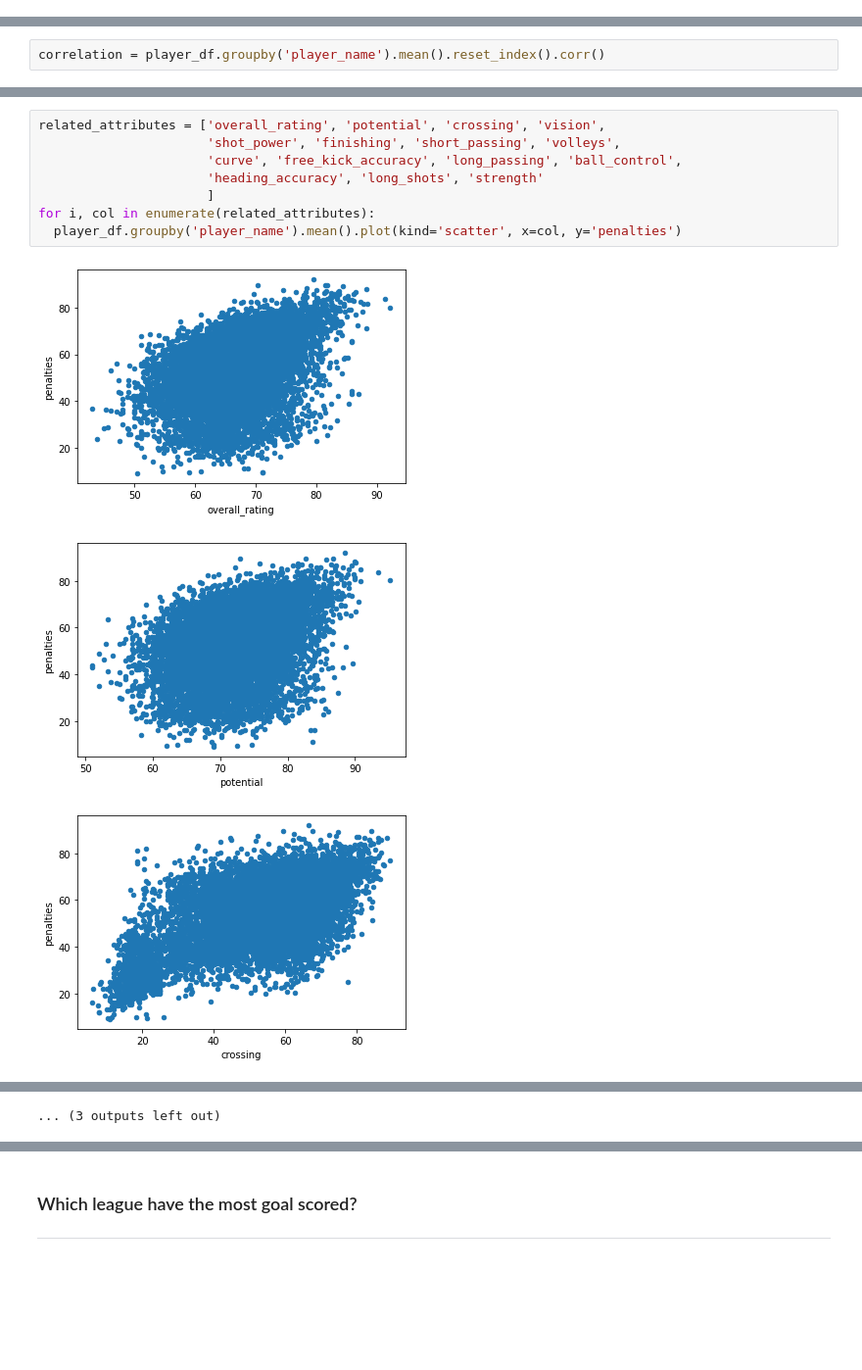
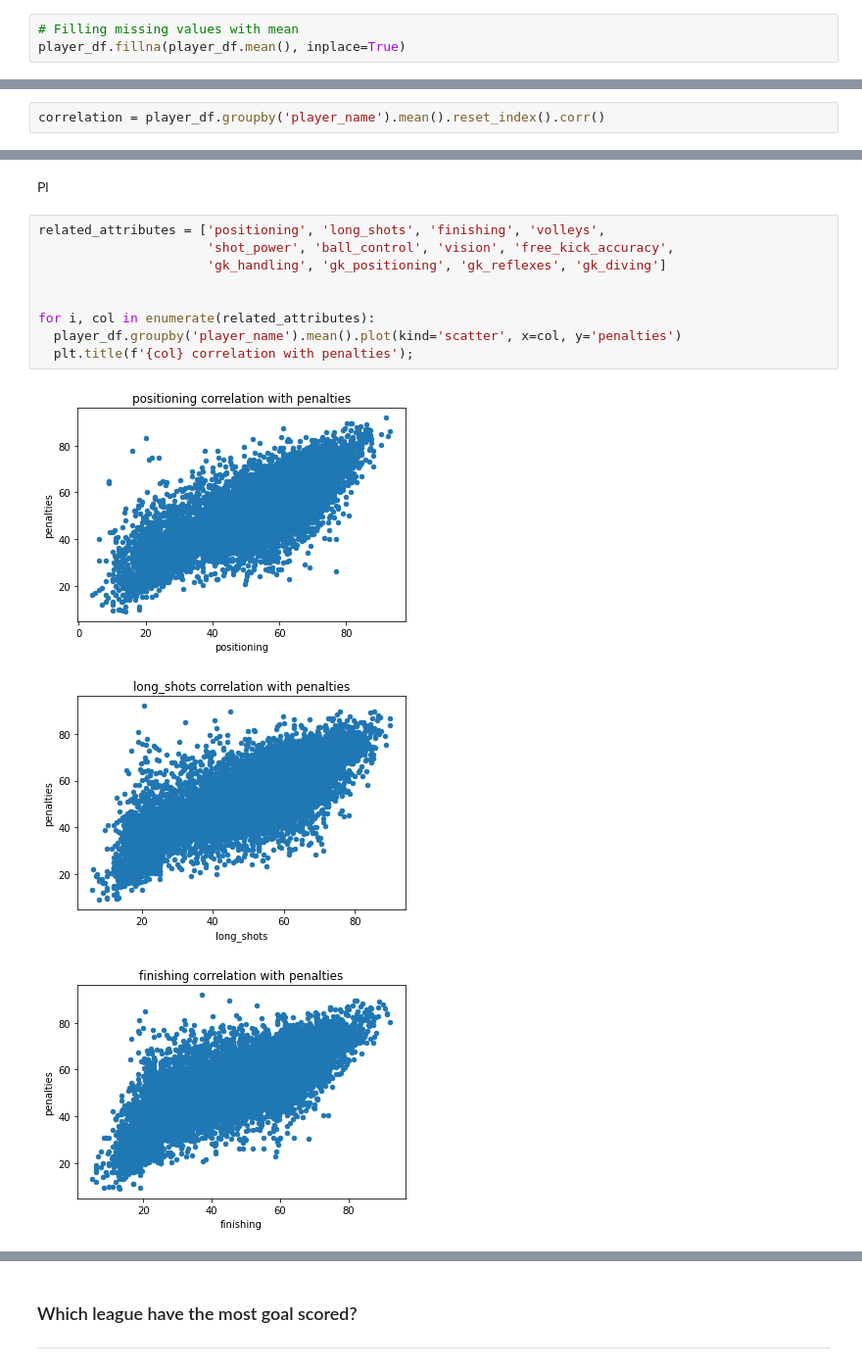
Before and after one commit to DaveOkpare/european-soccer-analysis, a Jupyter notebook: Investigate_a_Dataset.ipynb, the cells around one changed output, grey strips where cells are left out. Shown: that part at 98% size. Cells and saved outputs as stored; diff of their text form; blank space fills up the shorter version.

```diff
--- a/Investigate_a_Dataset.ipynb
+++ b/Investigate_a_Dataset.ipynb
@@ -368,0 +372,3 @@ match_df
+# %%
+# Filling missing values with mean
+player_df.fillna(player_df.mean(), inplace=True)
@@ -403,12 +439,15 @@ correlation['penalties'].plot(kind='bar', figsize=(8,8));
+# %% [markdown]
+Pl
 # %%
-related_attributes = ['overall_rating', 'potential', 'crossing', 'vision',
-                      'shot_power', 'finishing', 'short_passing', 'volleys',
-                      'curve', 'free_kick_accuracy', 'long_passing', 'ball_control',
-                      'heading_accuracy', 'long_shots', 'strength'
-                      ]
+related_attributes = ['positioning', 'long_shots', 'finishing', 'volleys',
+                      'shot_power', 'ball_control', 'vision', 'free_kick_accuracy',
+                      'gk_handling', 'gk_positioning', 'gk_reflexes', 'gk_diving']
+
+
 for i, col in enumerate(related_attributes):
   player_df.groupby('player_name').mean().plot(kind='scatter', x=col, y='penalties')
+  plt.title(f'{col} correlation with penalties');
 # %% [output]
-[figure, old version]
+[figure, new version]
-[figure, old version]
+[figure, new version]
-[figure, old version]
+[figure, new version]
@@ -424 +462,0 @@ for i, col in enumerate(related_attributes):
-... (3 outputs left out)
```
Also changed, not shown: parts of 62 cells of this notebook.
